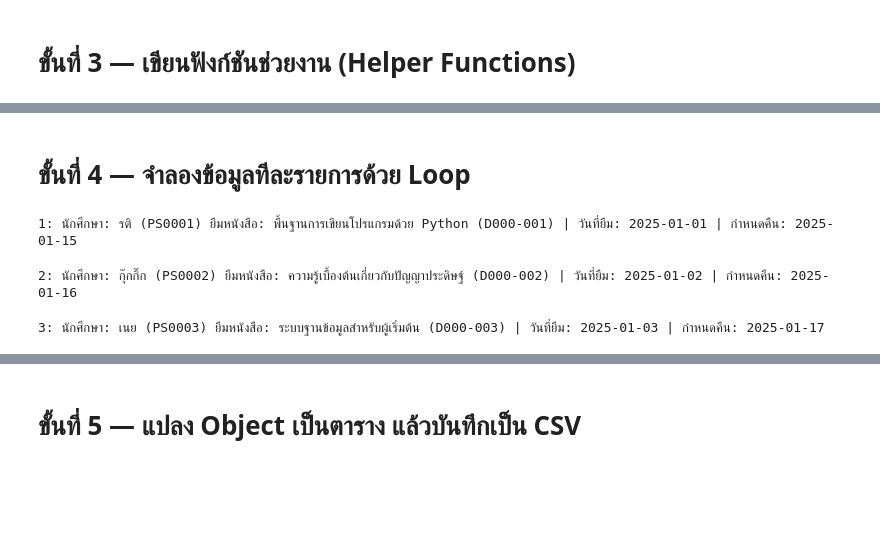
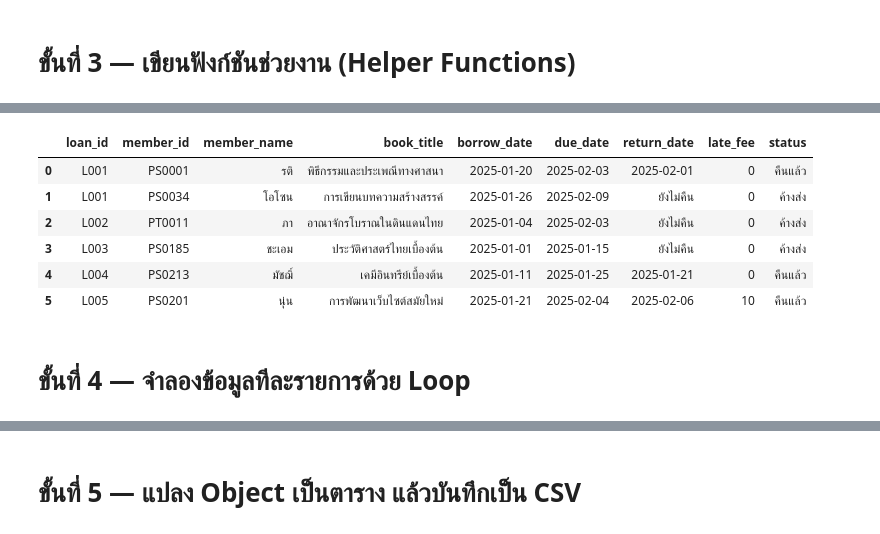
Before and after one commit to krittiyaT/Project-Group2, a Jupyter notebook: project.ipynb, the cells around one changed output, grey strips where cells are left out. Cells and saved outputs as stored; diff of their text form; code cells hidden in the pictures; blank space fills up the shorter version.

```diff
--- a/project.ipynb
+++ b/project.ipynb
@@ -127,7 +146,7 @@ def load_members(csv_path):
 
 
 def random_borrow_date(start_date, days_range=300):
-    """สุ่มวันที่ยืม"""
+    """ฟังก์ชัน: สุ่มวันที่เริ่มยืมหนังสือจากวันที่กำหนด -> คืนค่าเป็น datetime"""
 
     offset = random.randint(0, days_range)
 
@@ -138,7 +157,7 @@ def decide_return_outcome(
     never_return_probability=0.20,
     late_probability=0.25
 ):
-    """สุ่มผลการคืนหนังสือ"""
+    """ฟังก์ชัน: สุ่มสถานะผลลัพธ์การคืนหนังสือตามความน่าจะเป็น -> คืนค่าเป็น string"""
 
     r = random.random()
 
@@ -153,7 +172,7 @@ def decide_return_outcome(
 
 
 def calculate_return_date(due_date, outcome):
-    """คำนวณวันที่คืนตามผลการสุ่ม"""
+    """ฟังก์ชัน: คำนวณวันที่นำหนังสือมาคืนจริงตามสถานะผลลัพธ์ -> คืนค่าเป็น datetime หรือ None"""
 
     if outcome == "not_returned":
         return None
@@ -165,0 +381,12 @@ def calculate_return_date(due_date, outcome):
+# %%
+# รวมออเดอร์แรก (L001) เข้ากับออเดอร์ที่เหลือจากในลูป (L002, L003, L004)
+all_demo_orders = [order_a] + completed_orders
+
+print("=" * 60)
+print(f"📊 สรุปภาพรวมการจำลองทั้งหมด:")
+print(f"   จำนวนออเดอร์ทั้งหมด: {len(all_demo_orders)} รายการ")
+for order in all_demo_orders:
+    fee = order.calculate_late_fee()
+    fee_str = format_currency(fee) if fee > 0 else "ไม่มีค่าปรับ"
+    print(f"   • รหัส: {order.loan_id} | สมาชิก: {order.member.name} | หนังสือ: {order.book.title} | ค่าปรับ: {fee_str}")
+print("=" * 60)
@@ -166,2 +404,32 @@ def calculate_return_date(due_date, outcome):
+# %%
+import pandas as pd
+
+summary_rows = [
+    {
+        "loan_id": o.loan_id,
+        "member_id": o.member.member_id,
+        "member_name": o.member.name,
+        "book_title": o.book.title,
+        "borrow_date": o.borrow_date.strftime("%Y-%m-%d"),
+        "due_date": o.due_date.strftime("%Y-%m-%d"),
+        "return_date": (
+            o.return_date.strftime("%Y-%m-%d") if o.return_date else "ยังไม่คืน"
+        ),
+        "late_fee": o.calculate_late_fee(),
+        "status": "คืนแล้ว" if o.return_date else "ค้างส่ง",
+    }
+    for o in all_demo_orders
+]
+
+demo_summary_df = pd.DataFrame(summary_rows)
+demo_summary_df
+# %% [output]
+|  | loan_id | member_id | member_name | book_title | borrow_date | due_date | return_date | late_fee | status |
+| 0 | L001 | PS0001 | รติ | พิธีกรรมและประเพณีทางศาสนา | 2025-01-20 | 2025-02-03 | 2025-02-01 | 0 | คืนแล้ว |
+| 1 | L001 | PS0034 | โอโซน | การเขียนบทความสร้างสรรค์ | 2025-01-26 | 2025-02-09 | ยังไม่คืน | 0 | ค้างส่ง |
+| 2 | L002 | PT0011 | ภา | อาณาจักรโบราณในดินแดนไทย | 2025-01-04 | 2025-02-03 | ยังไม่คืน | 0 | ค้างส่ง |
+| 3 | L003 | PS0185 | ชะเอม | ประวัติศาสตร์ไทยเบื้องต้น | 2025-01-01 | 2025-01-15 | ยังไม่คืน | 0 | ค้างส่ง |
+| 4 | L004 | PS0213 | มัชฌิ์ | เคมีอินทรีย์เบื้องต้น | 2025-01-11 | 2025-01-25 | 2025-01-21 | 0 | คืนแล้ว |
+| 5 | L005 | PS0201 | นุ่น | การพัฒนาเว็บไซต์สมัยใหม่ | 2025-01-21 | 2025-02-04 | 2025-02-06 | 10 | คืนแล้ว |
 # %% [markdown]
 # ขั้นที่ 4 — จำลองข้อมูลทีละรายการด้วย Loop
@@ -183,13 +435,0 @@ def borrow(loan_id, member_id, book_id, borrow_date):
-# %%
-# รายการที่ 0001
-borrow("1", "PS0001", "D000-001", datetime(2025, 1, 1))
-# %% [output]
-1: นักศึกษา: รติ (PS0001) ยืมหนังสือ: พื้นฐานการเขียนโปรแกรมด้วย Python (D000-001) | วันที่ยืม: 2025-01-01 | กำหนดคืน: 2025-01-15
-# %%
-borrow("2", "PS0002", "D000-002", datetime(2025, 1, 2))
-# %% [output]
-2: นักศึกษา: กุ๊กกิ๊ก (PS0002) ยืมหนังสือ: ความรู้เบื้องต้นเกี่ยวกับปัญญาประดิษฐ์ (D000-002) | วันที่ยืม: 2025-01-02 | กำหนดคืน: 2025-01-16
-# %%
-borrow("3", "PS0003", "D000-003", datetime(2025, 1, 3))
-# %% [output]
-3: นักศึกษา: เนย (PS0003) ยืมหนังสือ: ระบบฐานข้อมูลสำหรับผู้เริ่มต้น (D000-003) | วันที่ยืม: 2025-01-03 | กำหนดคืน: 2025-01-17
```
Also changed, not shown: parts of 384 cells of this notebook.
